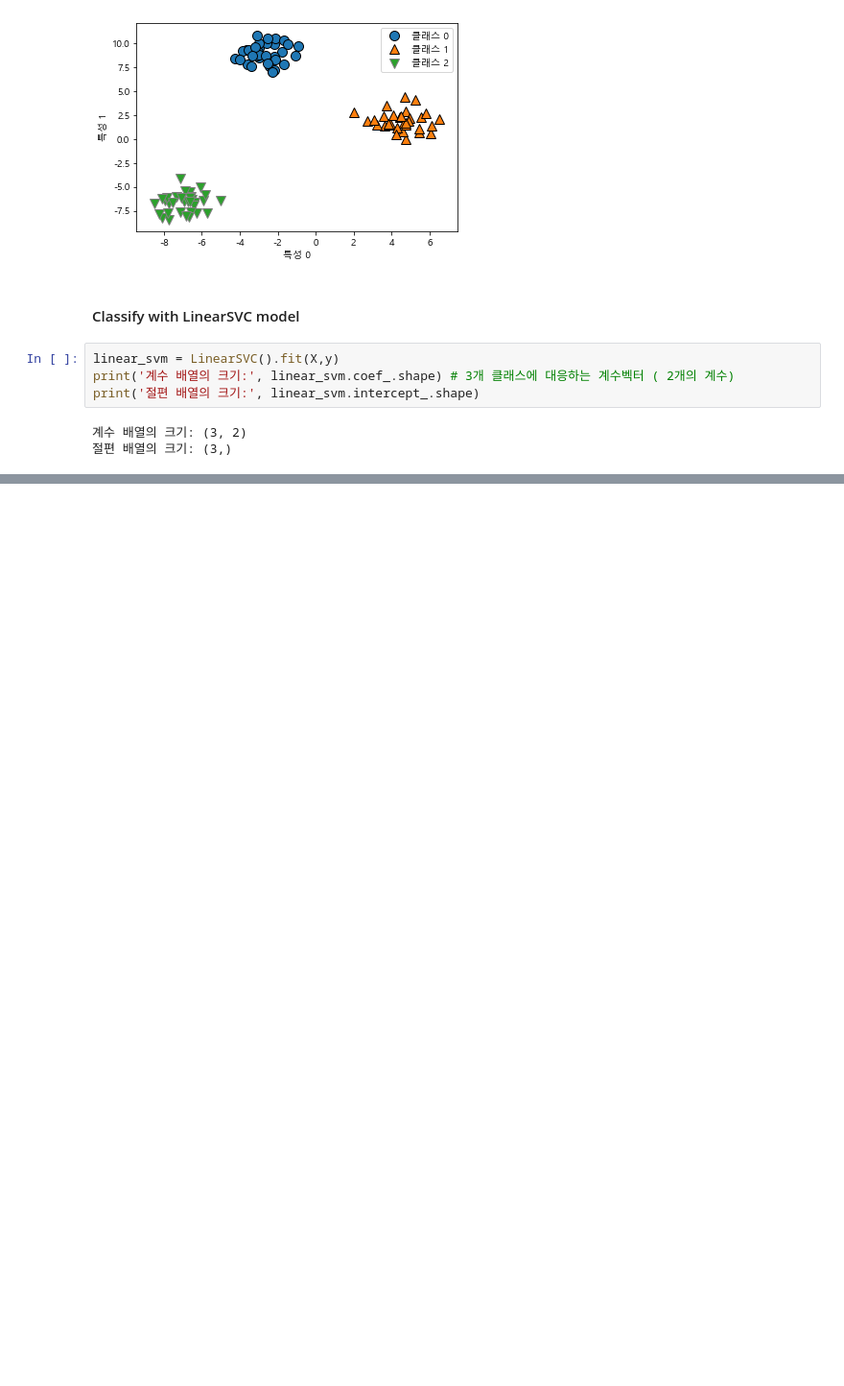
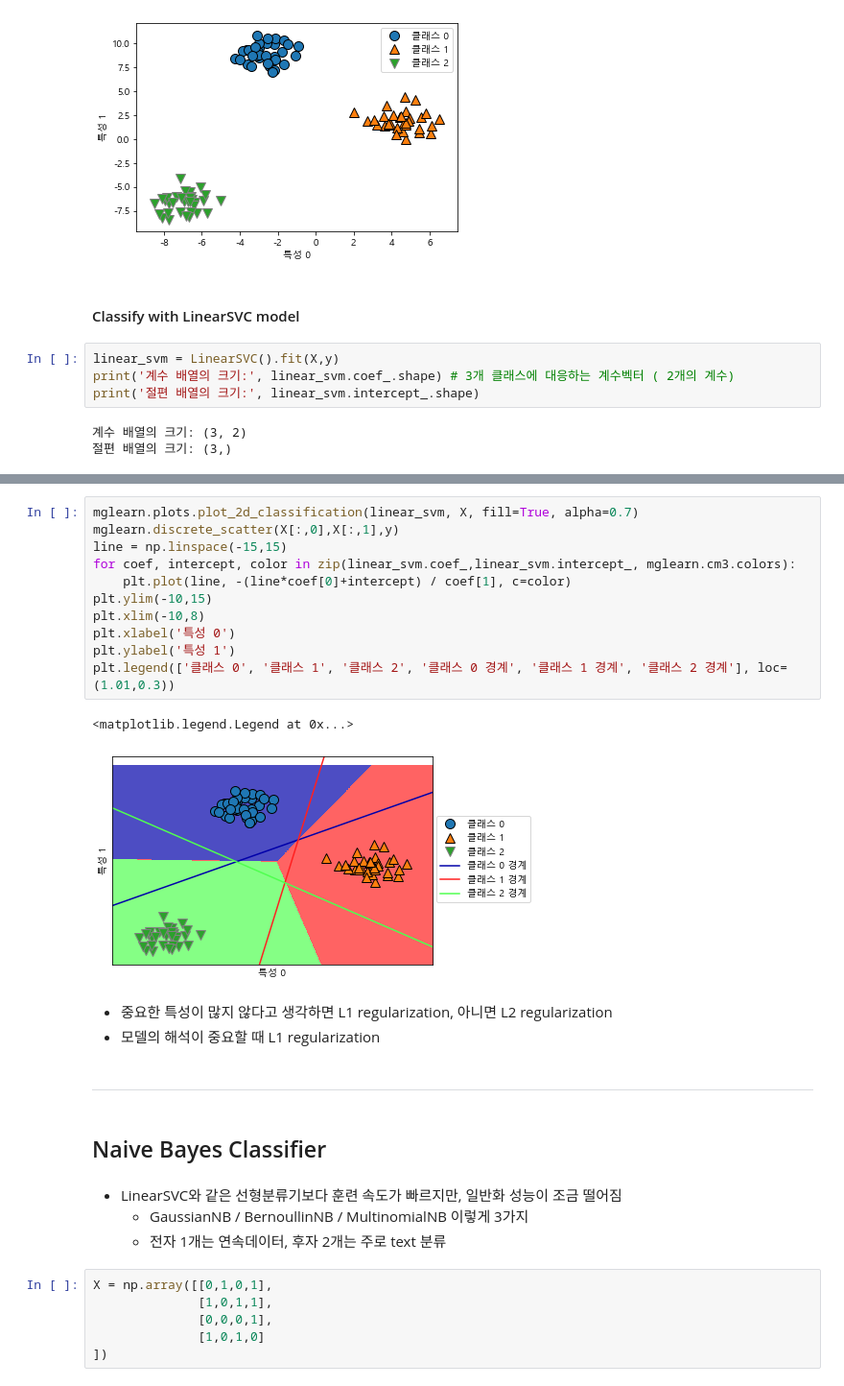
Before and after one commit to ikeven94/py_repo, a Jupyter notebook: Modeling.ipynb, the cells around one changed output, grey strips where cells are left out. Shown: that part at 96% size. Saved outputs shown, nothing was run; the diff lists cells and outputs as text; blank space fills up the shorter version.

```diff
--- a/Modeling.ipynb
+++ b/Modeling.ipynb
@@ -283,0 +284,31 @@ NameError: name 'iloc' is not defined
+# %%
+mglearn.plots.plot_2d_classification(linear_svm, X, fill=True, alpha=0.7)
+mglearn.discrete_scatter(X[:,0],X[:,1],y)
+line = np.linspace(-15,15)
+for coef, intercept, color in zip(linear_svm.coef_,linear_svm.intercept_, mglearn.cm3.colors):
+    plt.plot(line, -(line*coef[0]+intercept) / coef[1], c=color)
+plt.ylim(-10,15)
+plt.xlim(-10,8)
+plt.xlabel('특성 0')
+plt.ylabel('특성 1')
+plt.legend(['클래스 0', '클래스 1', '클래스 2', '클래스 0 경계', '클래스 1 경계', '클래스 2 경계'], loc=(1.01,0.3))
+# %% [output]
+<matplotlib.legend.Legend at 0x...>
+[figure, added]
+# %% [markdown]
+- 중요한 특성이 많지 않다고 생각하면 L1 regularization, 아니면 L2 regularization
+- 모델의 해석이 중요할 때 L1 regularization
+# %% [markdown]
+-------------------------
+# %% [markdown]
+## Naive Bayes Classifier
+# %% [markdown]
+- LinearSVC와 같은 선형분류기보다 훈련 속도가 빠르지만, 일반화 성능이 조금 떨어짐
+    - GaussianNB / BernoullinNB / MultinomialNB 이렇게 3가지
+    - 전자 1개는 연속데이터, 후자 2개는 주로 text 분류
+# %%
+X = np.array([[0,1,0,1],
+              [1,0,1,1],
+              [0,0,0,1],
+              [1,0,1,0]
+])
```
Also changed, not shown: parts of 1 cell of this notebook.
